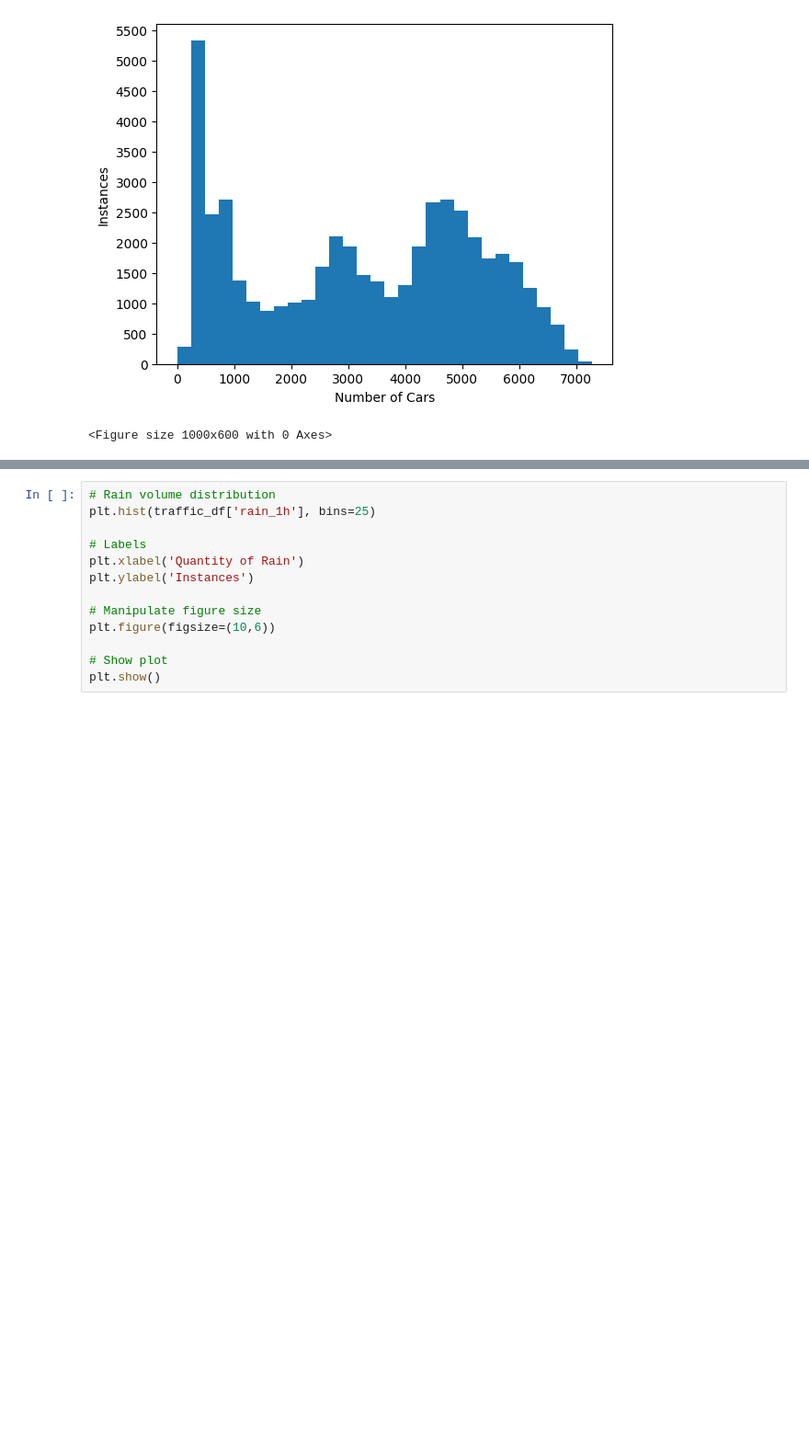
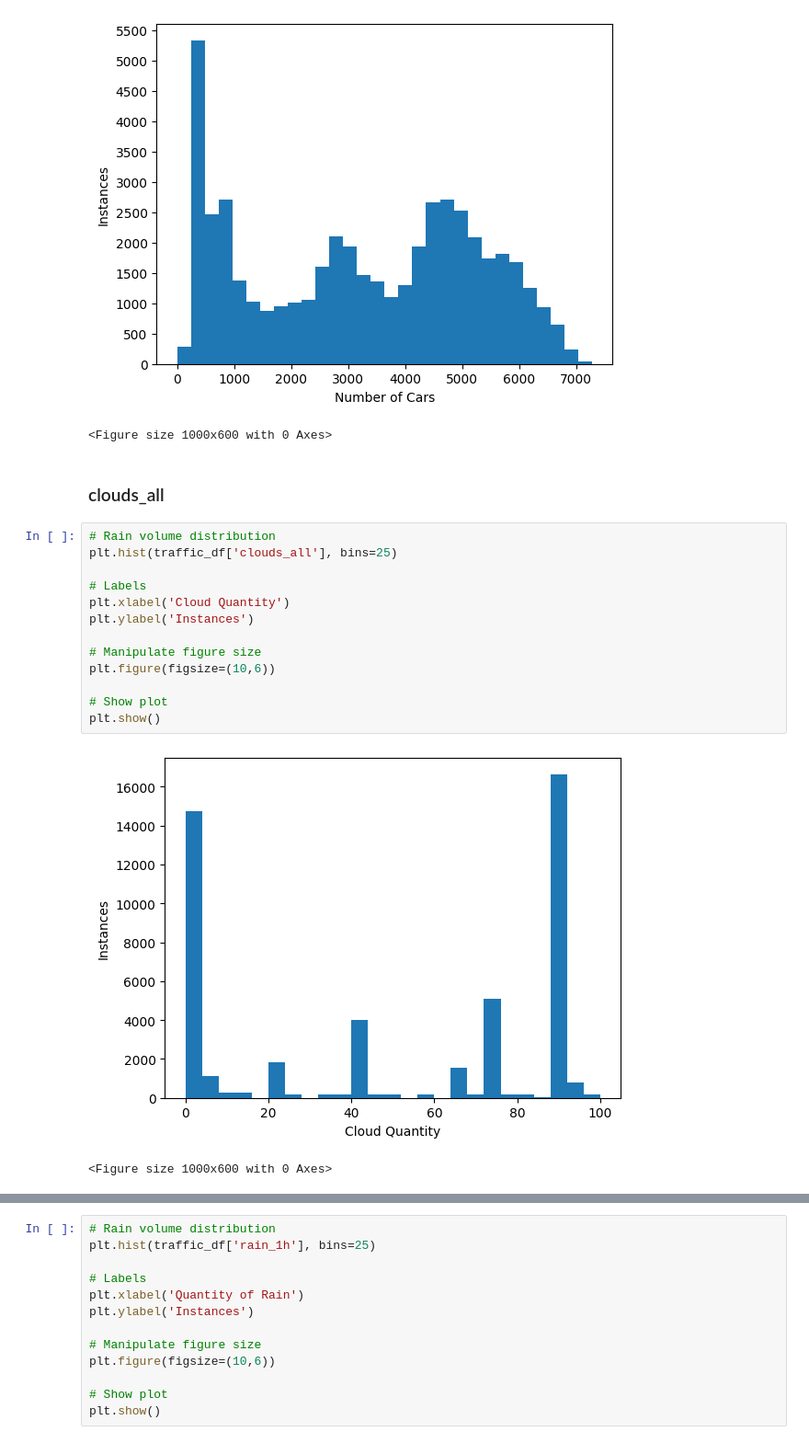
Before and after one commit to Supersamk13/Machine-Learning-and-Data-Science, a Jupyter notebook: Data_Science_and_Machine_Learning_Project_Interstate_Traffic.ipynb, the cells around one changed output, grey strips where cells are left out. Shown: that part at 92% size. Cells and saved outputs as stored; diff of their text form; blank space fills up the shorter version.

```diff
--- a/Data_Science_and_Machine_Learning_Project_Interstate_Traffic.ipynb
+++ b/Data_Science_and_Machine_Learning_Project_Interstate_Traffic.ipynb
@@ -173,3 +177,21 @@ plt.show()
 # %% [output]
 [figure]
 <Figure size 1000x600 with 0 Axes>
+# %% [markdown]
+### clouds_all
+# %%
+# Rain volume distribution
+plt.hist(traffic_df['clouds_all'], bins=25)
+
+# Labels
+plt.xlabel('Cloud Quantity')
+plt.ylabel('Instances')
+
+# Manipulate figure size
+plt.figure(figsize=(10,6))
+
+# Show plot
+plt.show()
+# %% [output]
+[figure, added]
+<Figure size 1000x600 with 0 Axes>
```
Also changed, not shown: parts of 20 cells of this notebook.
